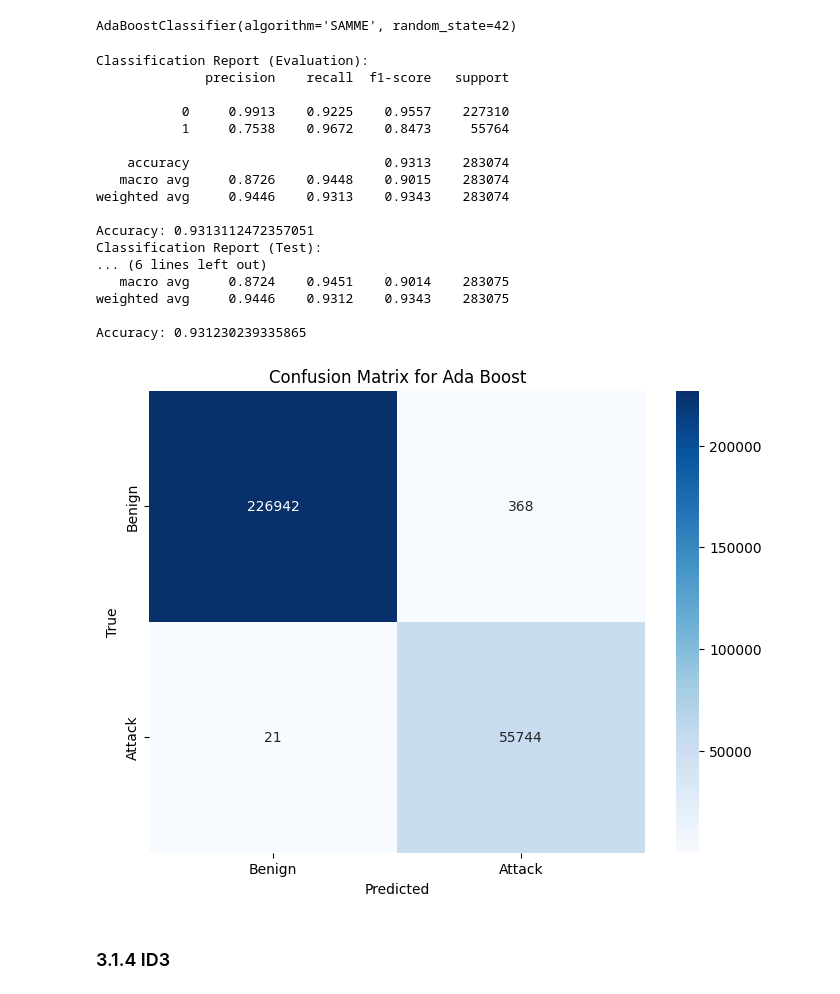
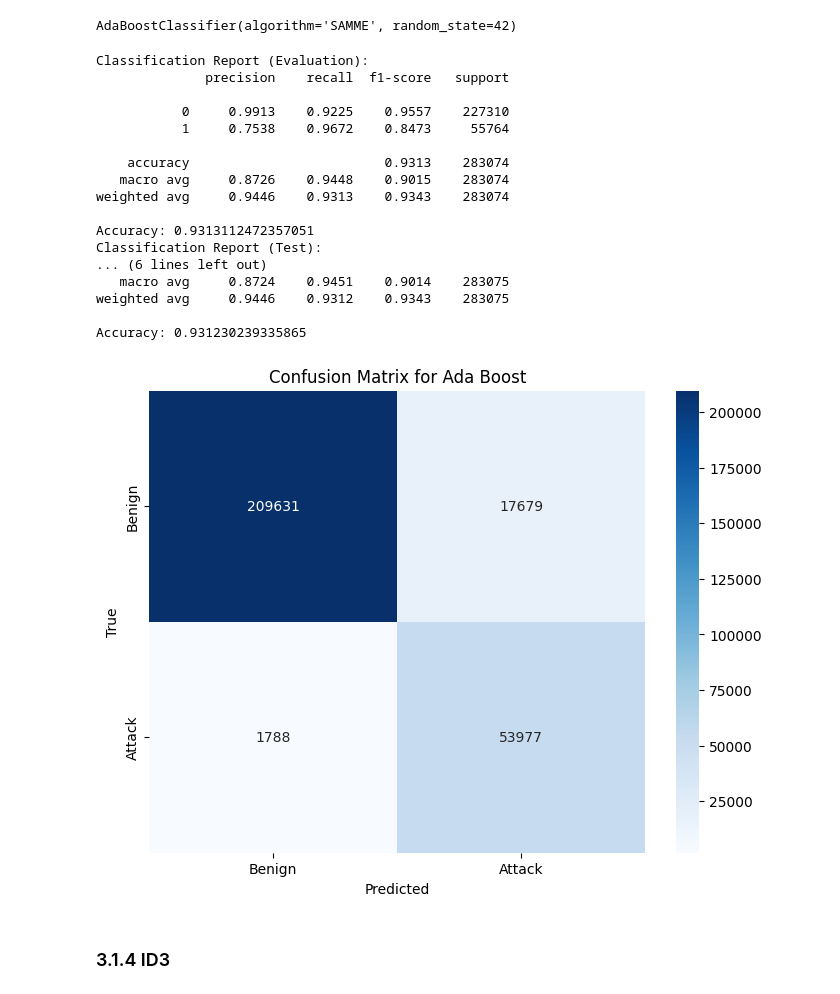
Before and after one commit to Joe-0120/ML-IDS, a Jupyter notebook: Notebooks/3_ML_Models.ipynb, the cells around one changed output. Drawn from its saved outputs; the diff is of its cells as text; code cells hidden in the pictures.

```diff
--- a/Notebooks/3_ML_Models.ipynb
+++ b/Notebooks/3_ML_Models.ipynb
@@ -559,31 +540,31 @@ AdaBoostClassifier(algorithm='SAMME', random_state=42)
 # %%
 # Predict and evaluate on the evaluation set
 y_pred_eval = ada_boost_model.predict(scaler.transform(X_eval))
 metrics_report("Evaluation", Y_eval.is_attack, y_pred_eval, print_avg=False)
 
 # Predict and evaluate on the test set
 y_pred_test = ada_boost_model.predict(scaler.transform(X_test))
 performance_models["adaboost"] = metrics_report("Test", Y_test.is_attack, y_pred_test, print_avg=False)
-plot_confusion_matrix("Ada Boost", Y_test, Y_pred)
+plot_confusion_matrix("Ada Boost", Y_test, y_pred_test)
 # %% [output]
 Classification Report (Evaluation):
               precision    recall  f1-score   support
 
            0     0.9913    0.9225    0.9557    227310
            1     0.7538    0.9672    0.8473     55764
 
     accuracy                         0.9313    283074
    macro avg     0.8726    0.9448    0.9015    283074
 weighted avg     0.9446    0.9313    0.9343    283074
 
 Accuracy: 0.9313112472357051
 Classification Report (Test):
 ... (6 lines left out)
    macro avg     0.8724    0.9451    0.9014    283075
 weighted avg     0.9446    0.9312    0.9343    283075
 
 Accuracy: 0.931230239335865
-[figure, old version]
+[figure, new version]
 # %% [markdown]
 ### 3.1.4 ID3
 # %%
```
Also changed, not shown: parts of 11 cells of this notebook.
